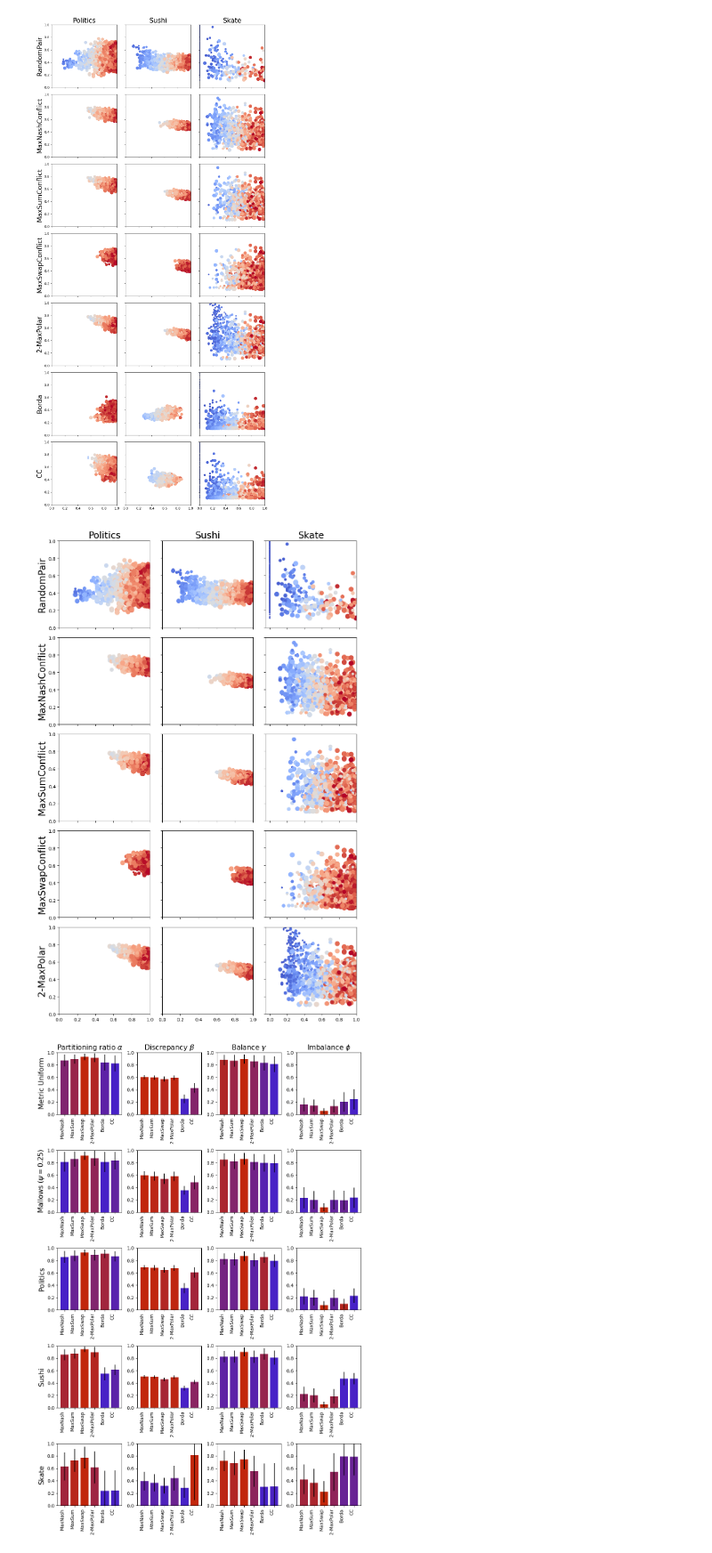
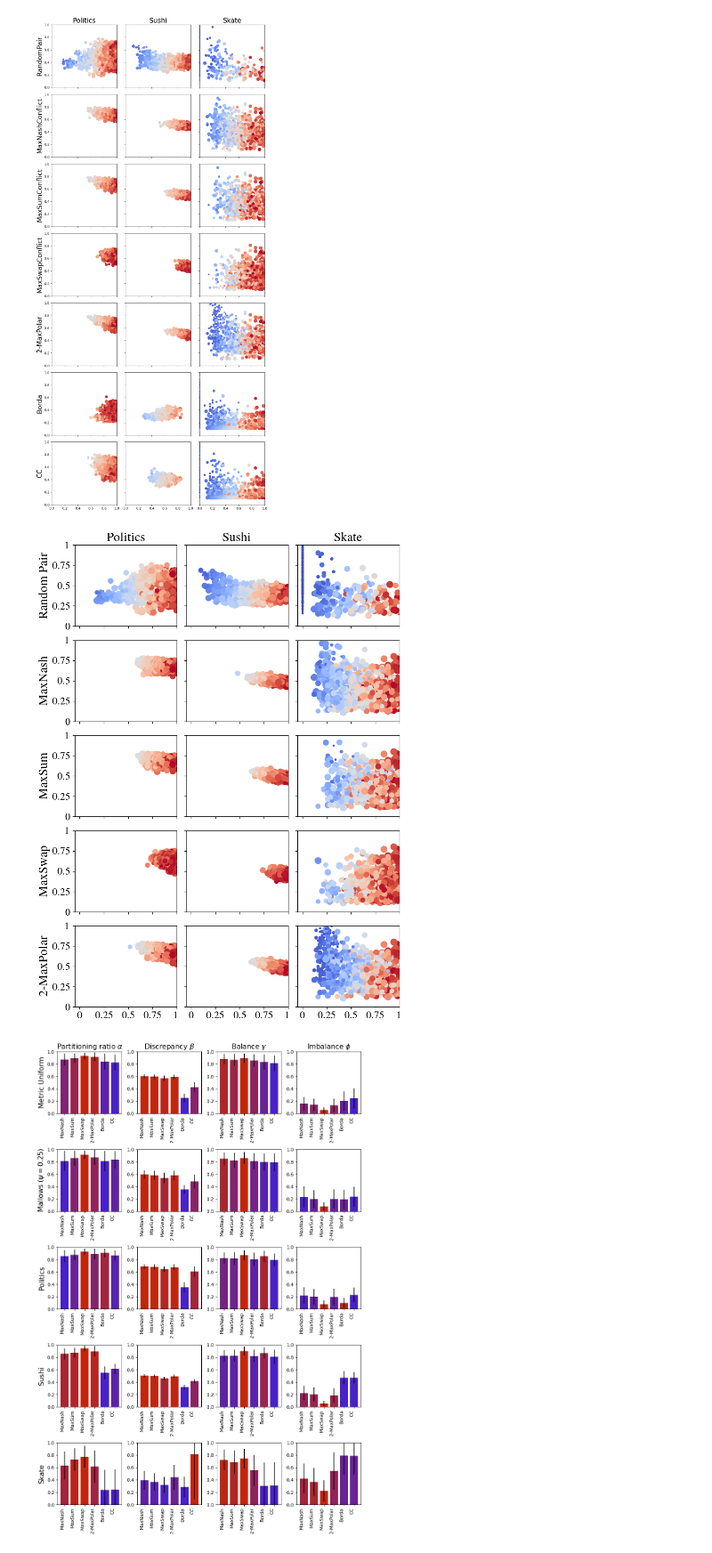
Before and after one commit to Project-PRAGMA/conflictual-rules--IJCAI-24, a Jupyter notebook: results.ipynb, the cells around one changed output. Shown at 89% size. Cells and saved outputs as stored; diff of their text form; code cells hidden in the pictures.

Commit message:
Small fixes and figures beautification.

```diff
--- a/results.ipynb
+++ b/results.ipynb
@@ -14,10 +14,10 @@ rules = [cvrpy.RandomPair(),
          cvrpy.ChamberlainCourant(),
          ]
 
-rule_names = ['RandomPair',
-                'MaxNashConflict',
-                'MaxSumConflict',
-                'MaxSwapConflict',
+rule_names = ['Random Pair',
+                'MaxNash',
+                'MaxSum',
+                'MaxSwap',
                 '2-MaxPolar',
                 'Borda',
                 'CC',
@@ -168,49 +168,59 @@ plt.show()
 # %% [output]
 [figure]
 # %%
-# All rules but only the first 3 distributions
+# Article selected rules but only the first 3 distributions
+plt.rcParams.update({
+    "text.usetex": True,
+    "font.family": "Times",
+    'font.size' : 7,
+})
 
-fig, axs = plt.subplots(5, 3, figsize=(10,15))
+fig, axs = plt.subplots(5, 3, figsize=(8.1,10.8), sharex=True, sharey=True)
 
 for x_i in range(5):
     i = x_i
     for j, distribution in enumerate(distributions[6:]):
         metrics = results[j+6,x_i,:,2:]
         ind_i = i
         ind_j = j
         ax = axs[ind_i,ind_j]
         cs = ax.scatter(metrics[:,0], metrics[:,1], c=metrics[:,3], vmin=0, vmax=1,
             s=(metrics[:,2]-min(metrics[:,2]))/(max(metrics[:,2])-min(metrics[:,2]))*100+5, cmap='coolwarm')
 
-        if ind_j%3==2:
-            ax.set_xlim(-0.05,1)
-        else:
-            ax.set_xlim(0,1)
+        #if ind_j%3==2:
+        #    ax.set_xlim(-0.05,1)
+        #else:
+        ax.set_xlim(-0.05,1)
         ax.set_ylim(0,1)
         # axs[i,j].set_xlabel('alpha')
 
+
+        ax.tick_params(axis='x', which='both', labelsize=16)
+        ax.tick_params(axis='y', which='both', labelsize=16)
 
         if ind_j%3==0:
             #label on the right side of the plot
             ax.set_ylabel(rule_names[x_i], fontsize=20)#, rotation=270, labelpad=20)
         else:
-            ax.set_yticklabels([])
+            pass
+            #ax.set_yticklabels([])
             # ax.yaxis.set_label_position("right")
         # if ind_j%3==0:
         #     ax.set_ylabel(r'', fontsize=15)
         if ind_i==0:
             ax.set_title(distribution_names[j+6], fontsize=20)
 
-        if ind_i<4:
-            ax.set_xticklabels([])
+        #if ind_i<4:
+        ax.set_xticks(ticks = [0,0.25,0.5,0.75,1], labels = map(str,[0,0.25,0.5,0.75,1]))
+        ax.set_yticks(ticks = [0,0.25,0.5,0.75,1], labels = map(str,[0,0.25,0.5,0.75,1]))
 
 
 fig.tight_layout()
 
 plt.savefig('figures/results_real_small.png', dpi=300, bbox_inches='tight')
 plt.show()
 # %% [output]
-[figure, old version]
+[figure, new version]
 # %%
 
 # color interpolation function
```
Also changed, not shown: parts of 1 cell of this notebook, 1 other file.
